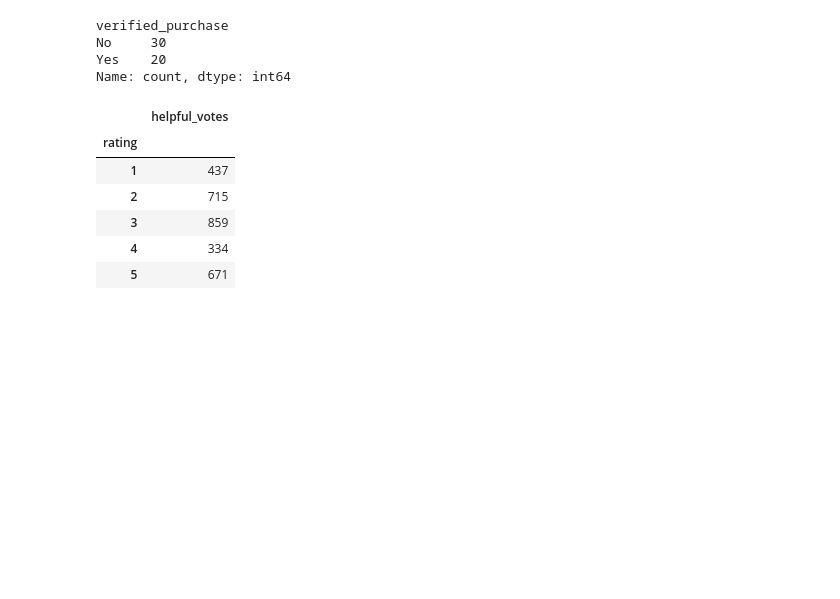
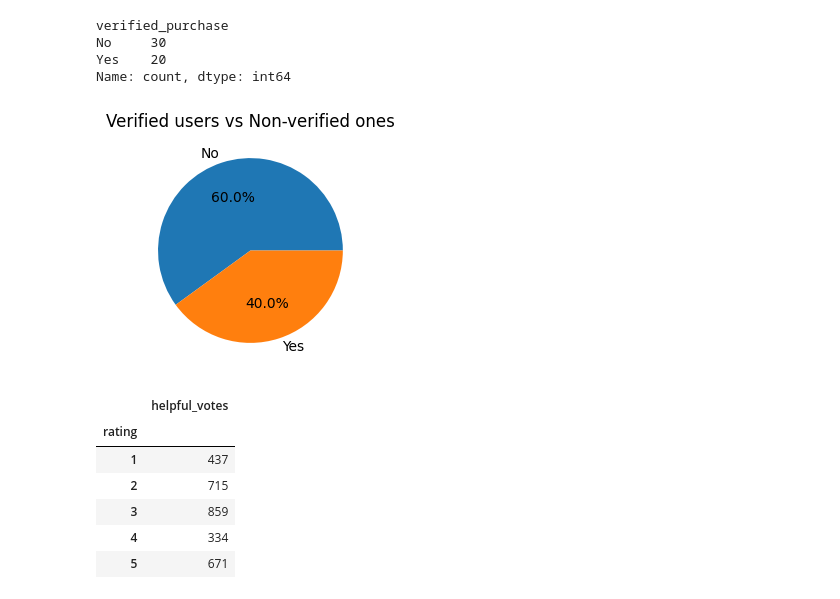
Before and after one commit to Banupriya-14/Project-5, a Jupyter notebook: NLP_Senti_Analysis.ipynb, the cells around one changed output. Cells and saved outputs as stored; diff of their text form; code cells hidden in the pictures; blank space fills up the shorter version.

```diff
--- a/NLP_Senti_Analysis.ipynb
+++ b/NLP_Senti_Analysis.ipynb
@@ -144,6 +157,13 @@ verified_purchase
 No     30
 Yes    20
 Name: count, dtype: int64
+# %%
+plt.figure(figsize=(3,3))
+plt.pie(df['verified_purchase'].value_counts(), labels=df['verified_purchase'].unique(), autopct='%1.1f%%')
+plt.title("Verified users vs Non-verified ones")
+plt.show()
+# %% [output]
+[figure, added]
 # %%
 df.groupby('rating').agg({'helpful_votes': 'sum'})
 # %% [output]
```
Also changed, not shown: parts of 39 cells of this notebook, 6 other files.
